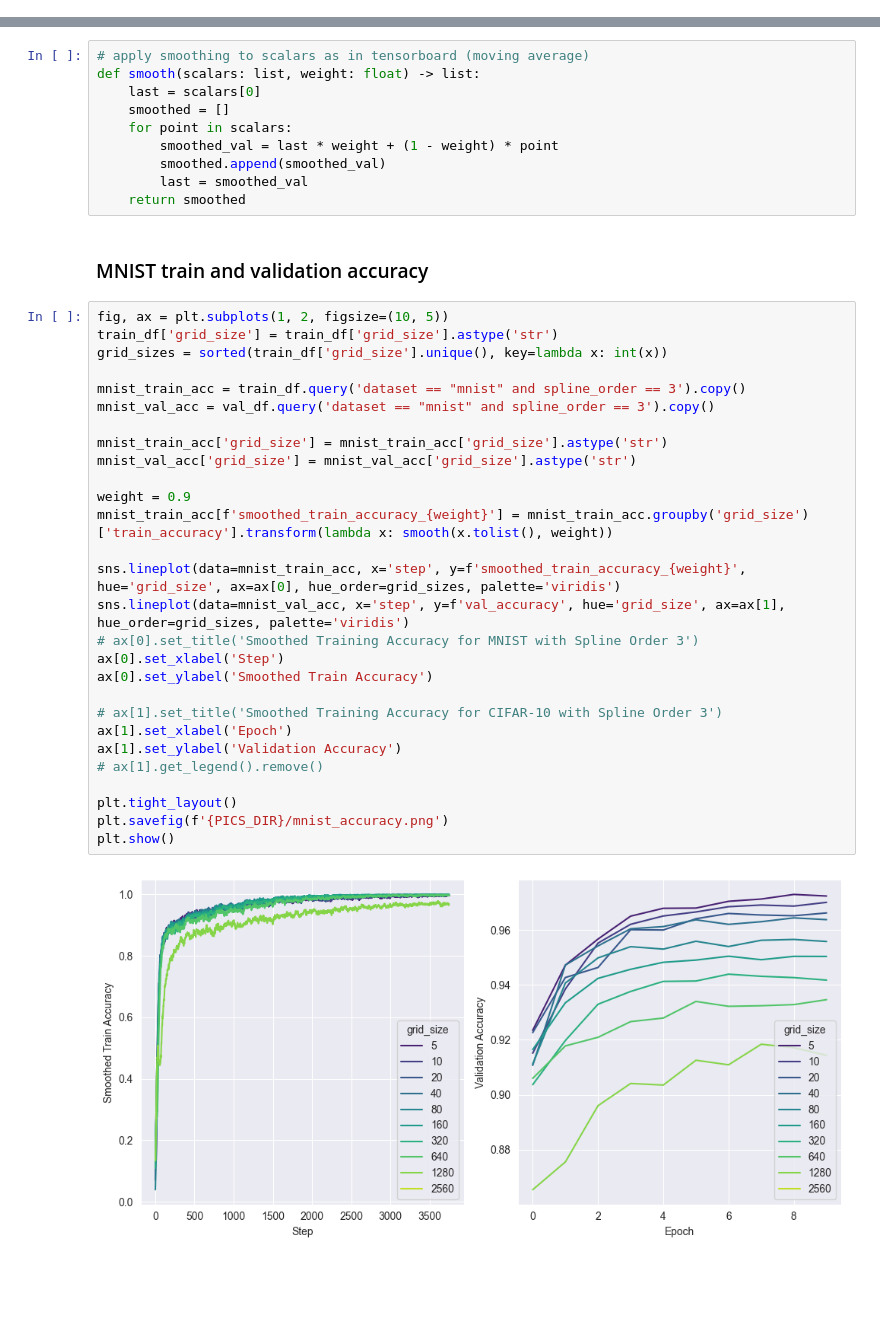
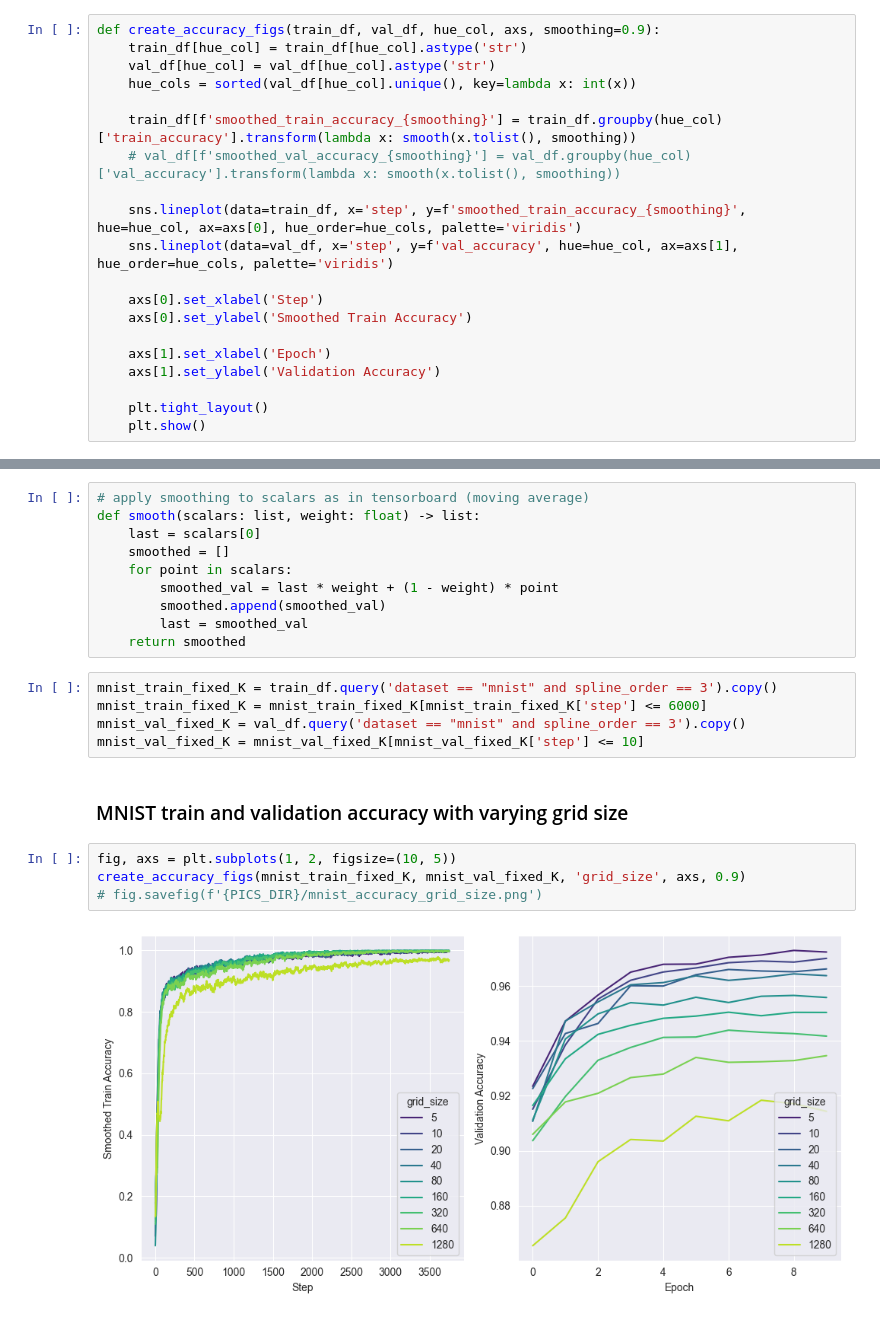
Before and after one commit to jwarczynski/KANs-experiment, a Jupyter notebook: analysis.ipynb, the cells around one changed output, grey strips where cells are left out. Drawn from its saved outputs; the diff is of its cells as text; blank space fills up the shorter version.

```diff
--- a/analysis.ipynb
+++ b/analysis.ipynb
@@ -14 +34,21 @@ runs_dir = 'runs'
+# %%
+def create_accuracy_figs(train_df, val_df, hue_col, axs, smoothing=0.9):
+    train_df[hue_col] = train_df[hue_col].astype('str')
+    val_df[hue_col] = val_df[hue_col].astype('str')
+    hue_cols = sorted(val_df[hue_col].unique(), key=lambda x: int(x))
+
+    train_df[f'smoothed_train_accuracy_{smoothing}'] = train_df.groupby(hue_col)['train_accuracy'].transform(lambda x: smooth(x.tolist(), smoothing))
+    # val_df[f'smoothed_val_accuracy_{smoothing}'] = val_df.groupby(hue_col)['val_accuracy'].transform(lambda x: smooth(x.tolist(), smoothing))
+
+    sns.lineplot(data=train_df, x='step', y=f'smoothed_train_accuracy_{smoothing}', hue=hue_col, ax=axs[0], hue_order=hue_cols, palette='viridis')
+    sns.lineplot(data=val_df, x='step', y=f'val_accuracy', hue=hue_col, ax=axs[1], hue_order=hue_cols, palette='viridis')
+
+    axs[0].set_xlabel('Step')
+    axs[0].set_ylabel('Smoothed Train Accuracy')
+
+    axs[1].set_xlabel('Epoch')
+    axs[1].set_ylabel('Validation Accuracy')
+
+    plt.tight_layout()
+    plt.show()
 # %%
@@ -94,36 +133,17 @@ def smooth(scalars: list, weight: float) -> list:
         smoothed.append(smoothed_val)
         last = smoothed_val
     return smoothed
+# %%
+mnist_train_fixed_K = train_df.query('dataset == "mnist" and spline_order == 3').copy()
+mnist_train_fixed_K = mnist_train_fixed_K[mnist_train_fixed_K['step'] <= 6000]
+mnist_val_fixed_K = val_df.query('dataset == "mnist" and spline_order == 3').copy()
+mnist_val_fixed_K = mnist_val_fixed_K[mnist_val_fixed_K['step'] <= 10]
 # %% [markdown]
-### MNIST train and validation accuracy
+### MNIST train and validation accuracy with varying grid size
-# %%
-fig, ax = plt.subplots(1, 2, figsize=(10, 5))
-train_df['grid_size'] = train_df['grid_size'].astype('str')
-grid_sizes = sorted(train_df['grid_size'].unique(), key=lambda x: int(x))
-
-mnist_train_acc = train_df.query('dataset == "mnist" and spline_order == 3').copy()
-mnist_val_acc = val_df.query('dataset == "mnist" and spline_order == 3').copy()
-
-mnist_train_acc['grid_size'] = mnist_train_acc['grid_size'].astype('str')
-mnist_val_acc['grid_size'] = mnist_val_acc['grid_size'].astype('str')
-
-weight = 0.9
-mnist_train_acc[f'smoothed_train_accuracy_{weight}'] = mnist_train_acc.groupby('grid_size')['train_accuracy'].transform(lambda x: smooth(x.tolist(), weight))
-
-sns.lineplot(data=mnist_train_acc, x='step', y=f'smoothed_train_accuracy_{weight}', hue='grid_size', ax=ax[0], hue_order=grid_sizes, palette='viridis')
-sns.lineplot(data=mnist_val_acc, x='step', y=f'val_accuracy', hue='grid_size', ax=ax[1], hue_order=grid_sizes, palette='viridis')
-# ax[0].set_title('Smoothed Training Accuracy for MNIST with Spline Order 3')
-ax[0].set_xlabel('Step')
-ax[0].set_ylabel('Smoothed Train Accuracy')
-
-# ax[1].set_title('Smoothed Training Accuracy for CIFAR-10 with Spline Order 3')
-ax[1].set_xlabel('Epoch')
-ax[1].set_ylabel('Validation Accuracy')
-# ax[1].get_legend().remove()
-
-plt.tight_layout()
-plt.savefig(f'{PICS_DIR}/mnist_accuracy.png')
-plt.show()
-# %% [output]
-[figure, removed]
+# %%
+fig, axs = plt.subplots(1, 2, figsize=(10, 5))
+create_accuracy_figs(mnist_train_fixed_K, mnist_val_fixed_K, 'grid_size', axs, 0.9)
+# fig.savefig(f'{PICS_DIR}/mnist_accuracy_grid_size.png')
+# %% [output]
+[figure, added]
 # %% [markdown]
```
Also changed, not shown: parts of 22 cells of this notebook.
